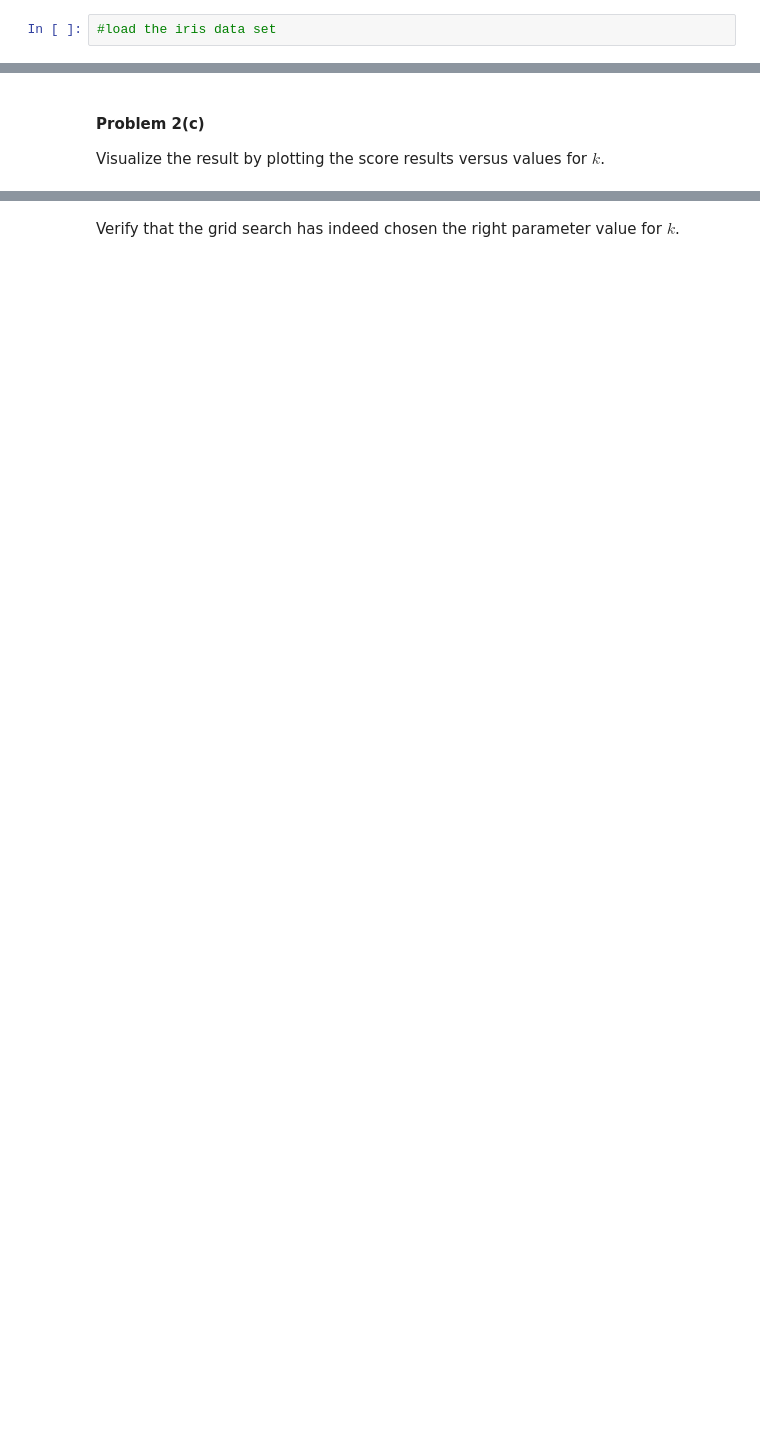
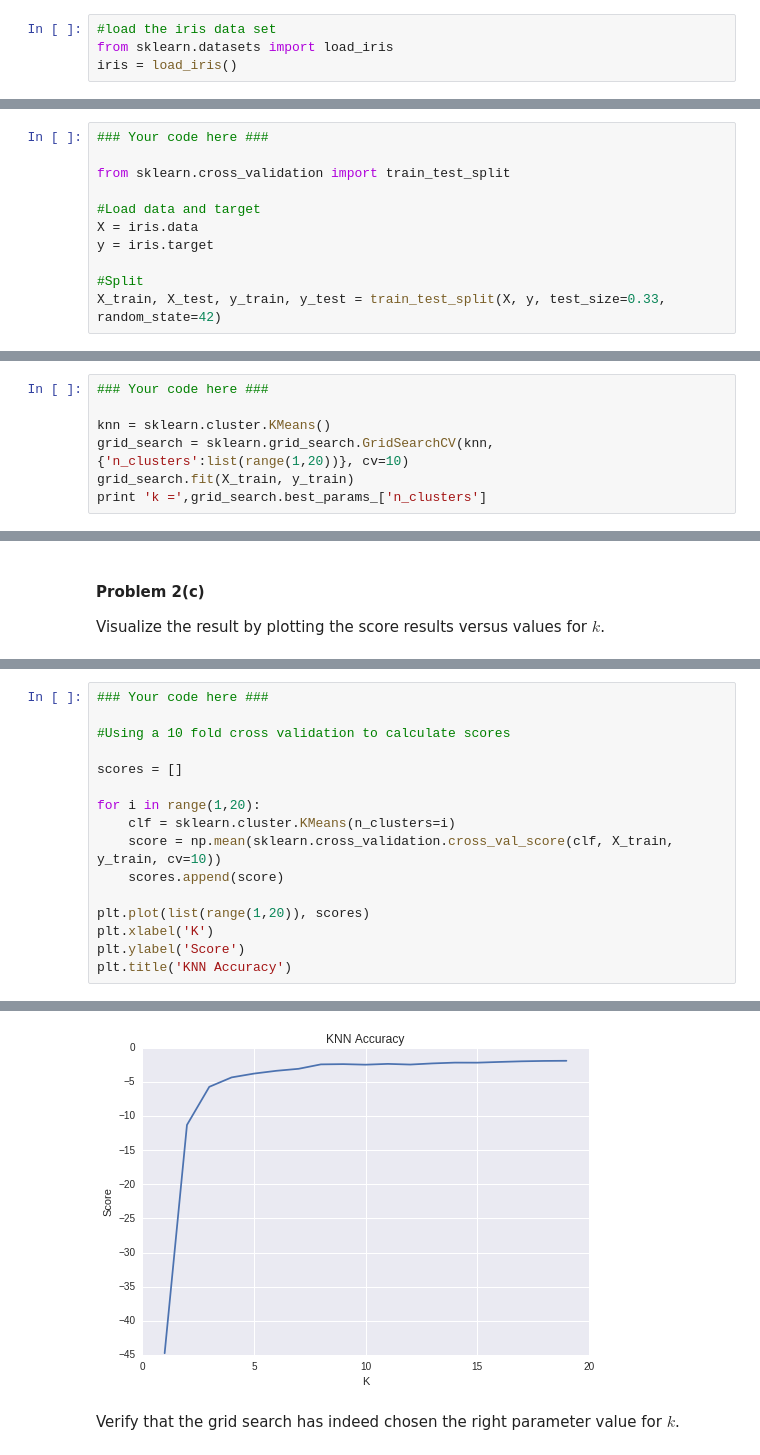
Before and after one commit to snazrul1/ssnazrul, a Jupyter notebook: DSE220/HW2/Assignment_2.ipynb, the cells around one changed output, grey strips where cells are left out. Drawn from its saved outputs; the diff is of its cells as text; blank space fills up the shorter version.

```diff
--- a/DSE220/HW2/Assignment_2.ipynb
+++ b/DSE220/HW2/Assignment_2.ipynb
@@ -455,6 +460,8 @@ In this problem you will get to know the famous iris data set, and use cross val
 For the Iris data set  sklearn provides an extra function to load it - since it is one of the very commonly used data sets.
 # %%
 #load the iris data set
+from sklearn.datasets import load_iris
+iris = load_iris()
 # %% [markdown]
 #### Problem 2(a)
 Split the data into a train and a test set. Use a random selection of 33% of the samples as test data. Sklearn provides the [`train_test_split`](http://scikit-learn.org/stable/modules/generated/sklearn.cross_validation.train_test_split.html) function for this purpose. Print the dimensions of all the train and test data sets you have created.
@@ -463,3 +468,14 @@ Split the data into a train and a test set. Use a random selection of 33% of the
+# %%
+### Your code here ###
+
+from sklearn.cross_validation import train_test_split
+
+#Load data and target
+X = iris.data
+y = iris.target
+
+#Split
+X_train, X_test, y_train, y_test = train_test_split(X, y, test_size=0.33, random_state=42)
 # %% [markdown]
 #### Problem 2(b)
 
@@ -470,0 +485,7 @@ Split the data into a train and a test set. Use a random selection of 33% of the
+# %%
+### Your code here ###
+
+knn = sklearn.cluster.KMeans()
+grid_search = sklearn.grid_search.GridSearchCV(knn, {'n_clusters':list(range(1,20))}, cv=10)
+grid_search.fit(X_train, y_train)
+print 'k =',grid_search.best_params_['n_clusters']
@@ -476,0 +498,17 @@ Visualize the result by plotting the score results versus values for $k$.
+# %%
+### Your code here ###
+
+#Using a 10 fold cross validation to calculate scores
+
+scores = []
+
+for i in range(1,20):
+    clf = sklearn.cluster.KMeans(n_clusters=i)
+    score = np.mean(sklearn.cross_validation.cross_val_score(clf, X_train, y_train, cv=10))
+    scores.append(score)
+
+plt.plot(list(range(1,20)), scores)
+plt.xlabel('K')
+plt.ylabel('Score')
+plt.title('KNN Accuracy')
+# %% [output]
@@ -477,2 +516,3 @@ Visualize the result by plotting the score results versus values for $k$.
+[figure, added]
 # %% [markdown]
 Verify that the grid search has indeed chosen the right parameter value for $k$.
```
Also changed, not shown: parts of 8 cells of this notebook.
